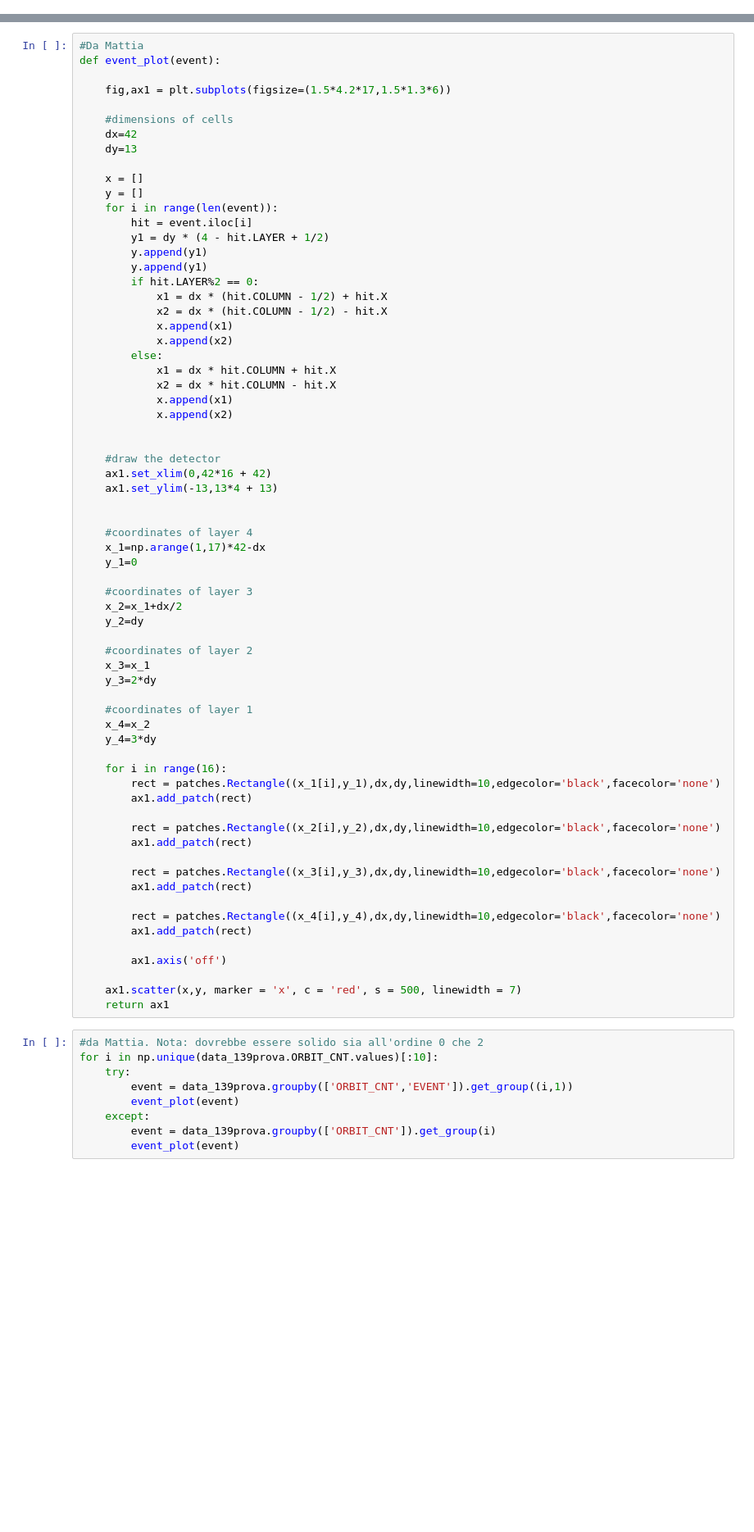
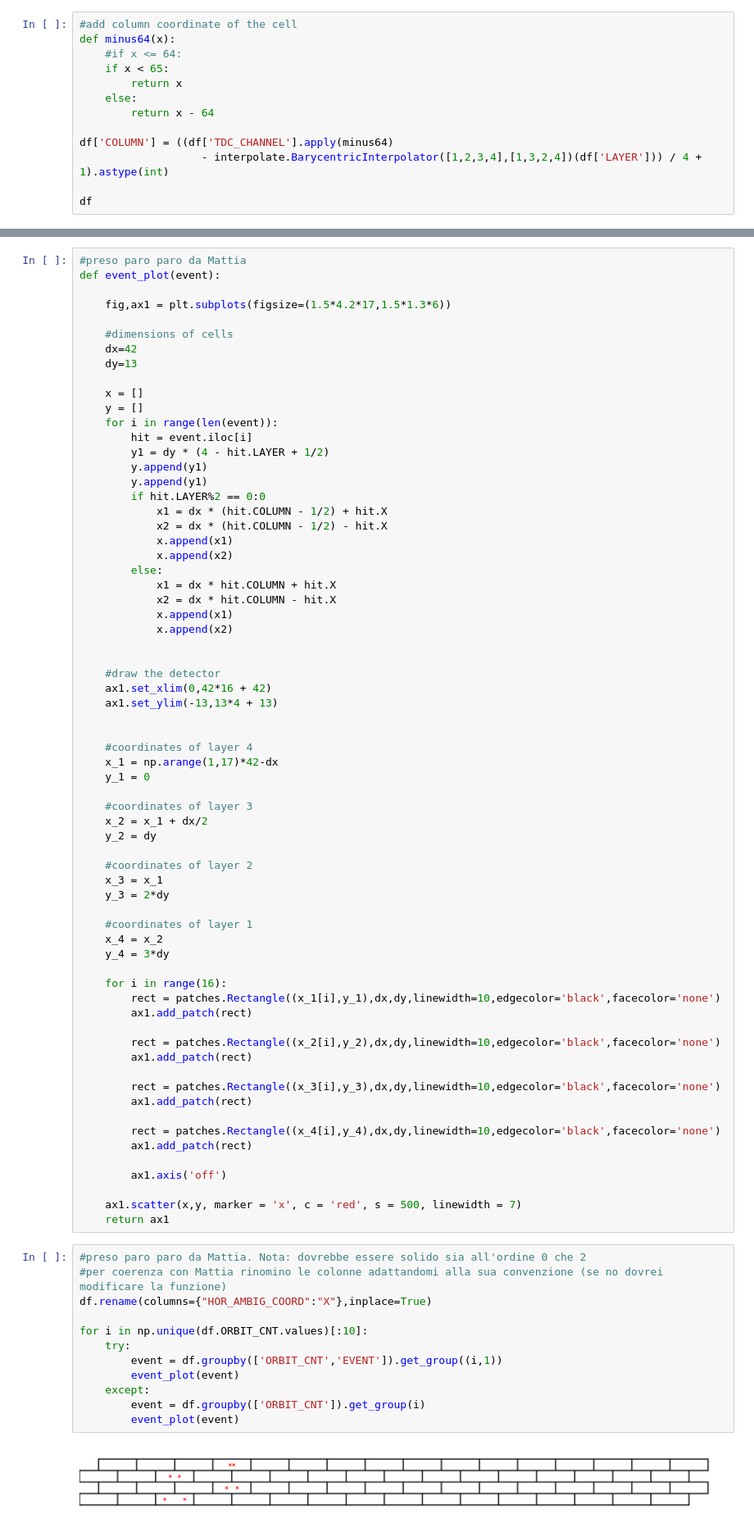
Before and after one commit to samuelelipani/LCP_projects_Y3, a Jupyter notebook: time_pedestal.ipynb, the cells around one changed output, grey strips where cells are left out. Shown: that part at 82% size. Saved outputs shown, nothing was run; the diff lists cells and outputs as text; blank space fills up the shorter version.

```diff
--- a/time_pedestal.ipynb
+++ b/time_pedestal.ipynb
@@ -111,0 +72,13 @@ df
+# %%
+#add column coordinate of the cell
+def minus64(x):
+    #if x <= 64:
+    if x < 65:
+        return x
+    else:
+        return x - 64
+
+df['COLUMN'] = ((df['TDC_CHANNEL'].apply(minus64)
+                   - interpolate.BarycentricInterpolator([1,2,3,4],[1,3,2,4])(df['LAYER'])) / 4 + 1).astype(int)
+
+df
@@ -112,5 +102,5 @@ df
 # %%
-#Da Mattia
+#preso paro paro da Mattia
 def event_plot(event):
 
     fig,ax1 = plt.subplots(figsize=(1.5*4.2*17,1.5*1.3*6))
@@ -126,7 +116,7 @@ def event_plot(event):
         y1 = dy * (4 - hit.LAYER + 1/2)
         y.append(y1)
         y.append(y1)
-        if hit.LAYER%2 == 0:
+        if hit.LAYER%2 == 0:0
             x1 = dx * (hit.COLUMN - 1/2) + hit.X
             x2 = dx * (hit.COLUMN - 1/2) - hit.X
             x.append(x1)
@@ -144,20 +134,20 @@ def event_plot(event):
 
 
     #coordinates of layer 4
-    x_1=np.arange(1,17)*42-dx
-    y_1=0
+    x_1 = np.arange(1,17)*42-dx
+    y_1 = 0
 
     #coordinates of layer 3
-    x_2=x_1+dx/2
-    y_2=dy
+    x_2 = x_1 + dx/2
+    y_2 = dy
 
     #coordinates of layer 2
-    x_3=x_1
-    y_3=2*dy
+    x_3 = x_1
+    y_3 = 2*dy
 
     #coordinates of layer 1
-    x_4=x_2
-    y_4=3*dy
+    x_4 = x_2
+    y_4 = 3*dy
 
     for i in range(16):
         rect = patches.Rectangle((x_1[i],y_1),dx,dy,linewidth=10,edgecolor='black',facecolor='none')
@@ -177,11 +167,16 @@ def event_plot(event):
     ax1.scatter(x,y, marker = 'x', c = 'red', s = 500, linewidth = 7)
     return ax1
 # %%
-#da Mattia. Nota: dovrebbe essere solido sia all'ordine 0 che 2
-for i in np.unique(data_139prova.ORBIT_CNT.values)[:10]:
+#preso paro paro da Mattia. Nota: dovrebbe essere solido sia all'ordine 0 che 2
+#per coerenza con Mattia rinomino le colonne adattandomi alla sua convenzione (se no dovrei modificare la funzione)
+df.rename(columns={"HOR_AMBIG_COORD":"X"},inplace=True)
+
+for i in np.unique(df.ORBIT_CNT.values)[:10]:
     try:
-        event = data_139prova.groupby(['ORBIT_CNT','EVENT']).get_group((i,1))
+        event = df.groupby(['ORBIT_CNT','EVENT']).get_group((i,1))
         event_plot(event)
     except:
-        event = data_139prova.groupby(['ORBIT_CNT']).get_group(i)
+        event = df.groupby(['ORBIT_CNT']).get_group(i)
         event_plot(event)
+# %% [output]
+[figure, added]
```
Also changed, not shown: parts of 11 cells of this notebook, 2 other files.
